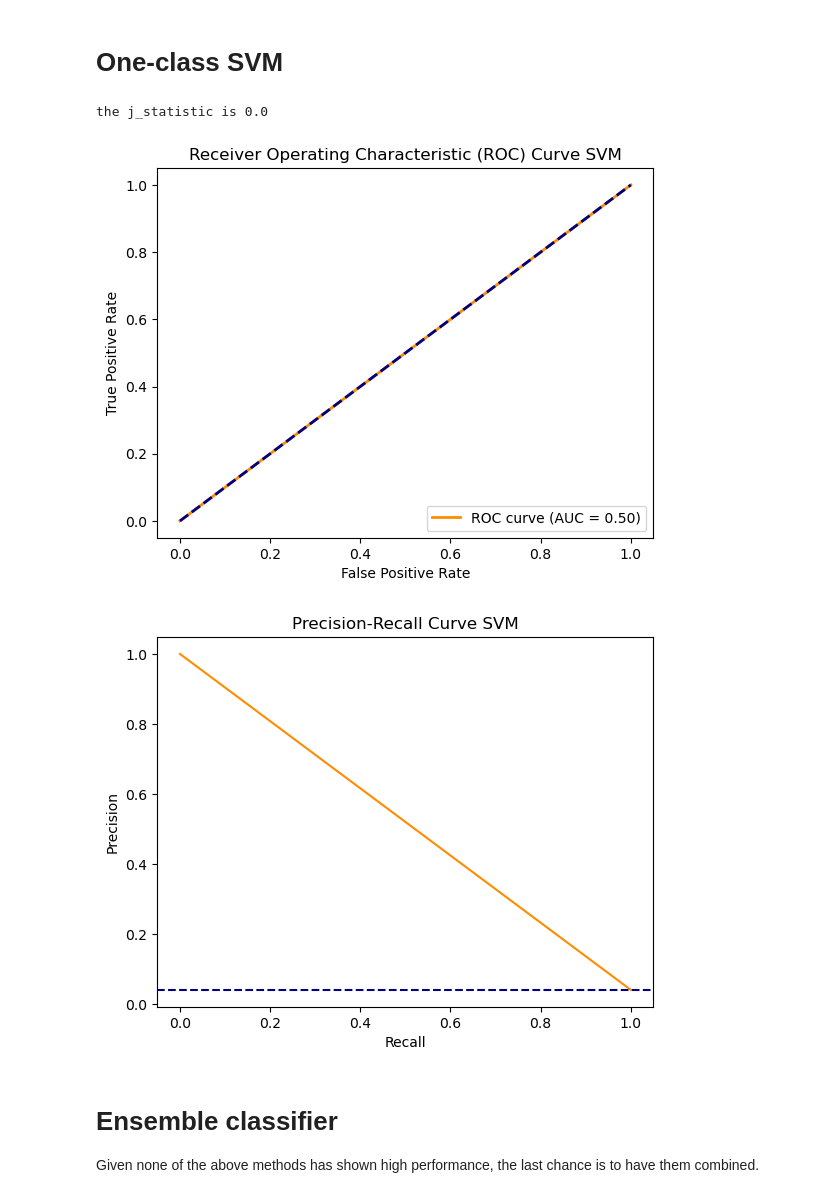
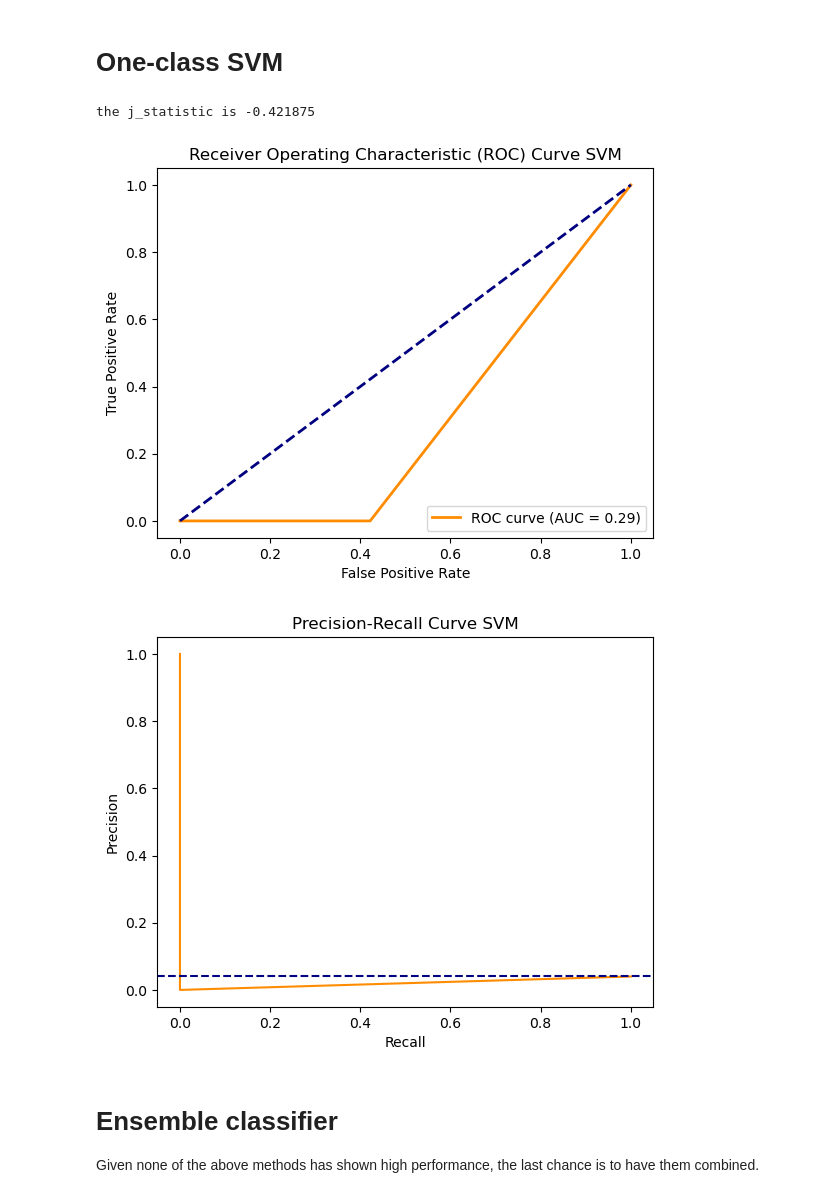
Before and after one commit to togetherthough/Deep-anomaly-detection-for-tracking-experiments-at-LHCb, a Jupyter notebook: notebook.ipynb, the cells around one changed output. Saved outputs shown, nothing was run; the diff lists cells and outputs as text; code cells hidden in the pictures.

```diff
--- a/notebook.ipynb
+++ b/notebook.ipynb
@@ -816,30 +832,30 @@ the j_statistic is 0.0
 # %%
 
 from sklearn import svm
 
 # train the one class support vector machine
 # nu specifies the upper bound on the tracks to be
 # classified as anomalies, it's a percentage
 # gamma controls the "smoothness" of the decision curve
 # smaller gamma implies less overfitting but also lack of complexity...
-clf = svm.OneClassSVM(nu=0.1, kernel="rbf", gamma=0.9)
+clf = svm.OneClassSVM(nu=0.1, kernel="rbf", gamma=0.2)
 clf.fit(train_normal_data)
 
 # predict if the test instaces are anomalies or not
 #Returns -1 for outliers and 1 for inliers.
 y_pred = clf.predict(x_test)
 
 
 y_pred = [1 if pred == -1 else 0 for pred in y_pred]
 
 
 # find the ROC curve
 plot_ROC(y_test, y_pred, "SVM")
 pr_curve(y_test, y_pred, name="SVM")
 # %% [output]
-the j_statistic is 0.0
+the j_statistic is -0.421875
-[figure, old version]
+[figure, new version]
-[figure, old version]
+[figure, new version]
 # %% [markdown]
 # Ensemble classifier
 
```
Also changed, not shown: parts of 31 cells of this notebook, 30 other files.
